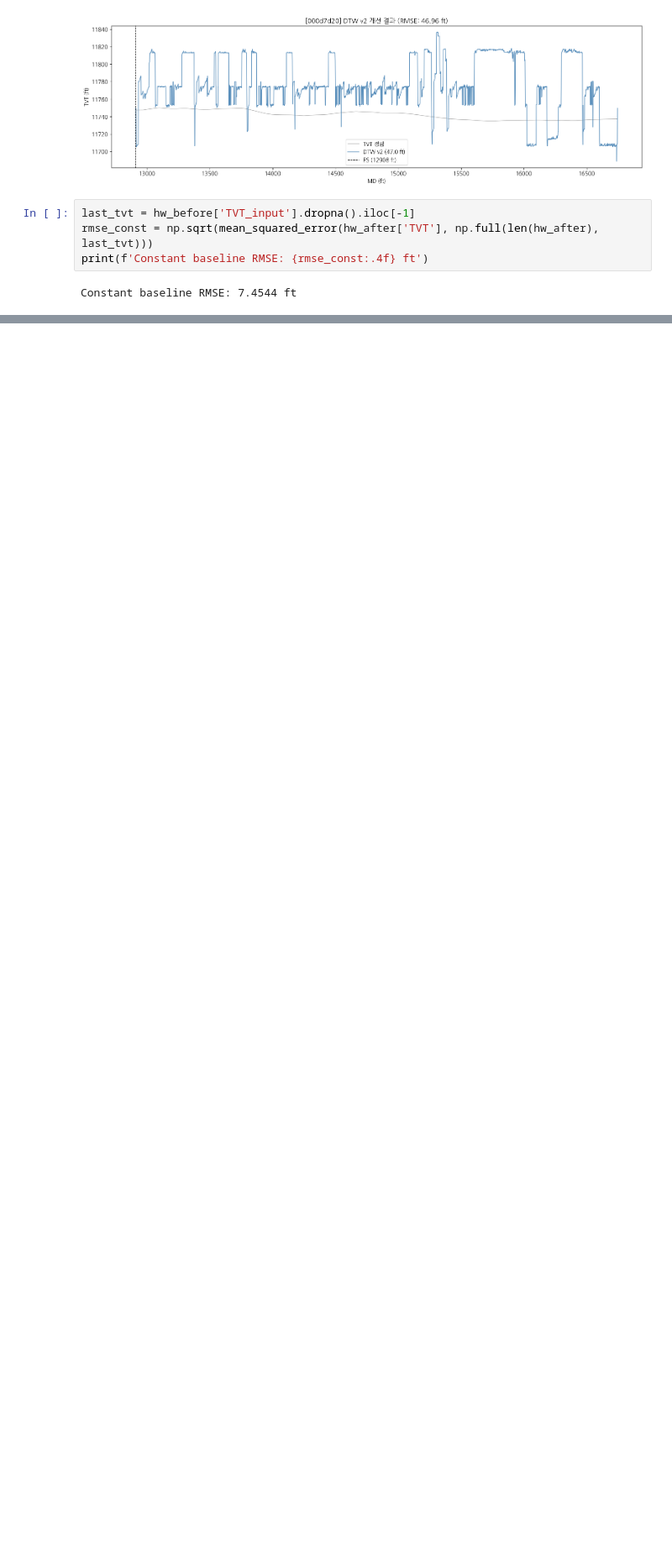
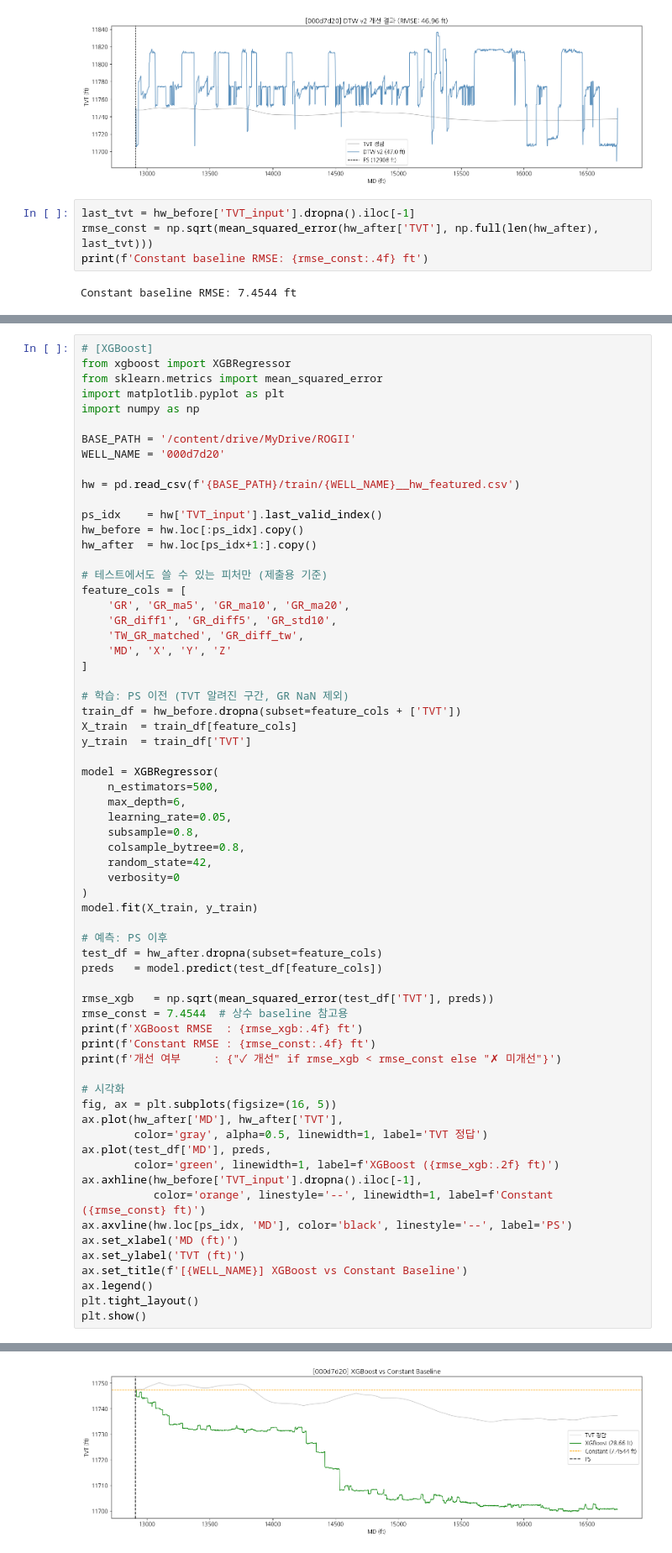
Before and after one commit to ChunHajin/wellbore-tvt-prediction, a Jupyter notebook: ROGII.ipynb, the cells around one changed output, grey strips where cells are left out. Shown at 84% size. Saved outputs shown, nothing was run; the diff lists cells and outputs as text; blank space fills up the shorter version.

Commit message:
feat: 6 TVT prediction experiments (best: cross-well XGB 12.74ft)

```diff
--- a/ROGII.ipynb
+++ b/ROGII.ipynb
@@ -543,0 +553,66 @@ Constant baseline RMSE: 7.4544 ft
+# %%
+# [XGBoost]
+from xgboost import XGBRegressor
+from sklearn.metrics import mean_squared_error
+import matplotlib.pyplot as plt
+import numpy as np
+
+BASE_PATH = '/content/drive/MyDrive/ROGII'
+WELL_NAME = '000d7d20'
+
+hw = pd.read_csv(f'{BASE_PATH}/train/{WELL_NAME}__hw_featured.csv')
+
+ps_idx    = hw['TVT_input'].last_valid_index()
+hw_before = hw.loc[:ps_idx].copy()
+hw_after  = hw.loc[ps_idx+1:].copy()
+
+# 테스트에서도 쓸 수 있는 피처만 (제출용 기준)
+feature_cols = [
+    'GR', 'GR_ma5', 'GR_ma10', 'GR_ma20',
+    'GR_diff1', 'GR_diff5', 'GR_std10',
+    'TW_GR_matched', 'GR_diff_tw',
+    'MD', 'X', 'Y', 'Z'
+]
+
+# 학습: PS 이전 (TVT 알려진 구간, GR NaN 제외)
+train_df = hw_before.dropna(subset=feature_cols + ['TVT'])
+X_train  = train_df[feature_cols]
+y_train  = train_df['TVT']
+
+model = XGBRegressor(
+    n_estimators=500,
+    max_depth=6,
+    learning_rate=0.05,
+    subsample=0.8,
+    colsample_bytree=0.8,
+    random_state=42,
+    verbosity=0
+)
+model.fit(X_train, y_train)
+
+# 예측: PS 이후
+test_df = hw_after.dropna(subset=feature_cols)
+preds   = model.predict(test_df[feature_cols])
+
+rmse_xgb   = np.sqrt(mean_squared_error(test_df['TVT'], preds))
+rmse_const = 7.4544  # 상수 baseline 참고용
+print(f'XGBoost RMSE  : {rmse_xgb:.4f} ft')
+print(f'Constant RMSE : {rmse_const:.4f} ft')
+print(f'개선 여부     : {"✓ 개선" if rmse_xgb < rmse_const else "✗ 미개선"}')
+
+# 시각화
+fig, ax = plt.subplots(figsize=(16, 5))
+ax.plot(hw_after['MD'], hw_after['TVT'],
+        color='gray', alpha=0.5, linewidth=1, label='TVT 정답')
+ax.plot(test_df['MD'], preds,
+        color='green', linewidth=1, label=f'XGBoost ({rmse_xgb:.2f} ft)')
+ax.axhline(hw_before['TVT_input'].dropna().iloc[-1],
+           color='orange', linestyle='--', linewidth=1, label=f'Constant ({rmse_const} ft)')
+ax.axvline(hw.loc[ps_idx, 'MD'], color='black', linestyle='--', label='PS')
+ax.set_xlabel('MD (ft)')
+ax.set_ylabel('TVT (ft)')
+ax.set_title(f'[{WELL_NAME}] XGBoost vs Constant Baseline')
+ax.legend()
+plt.tight_layout()
+plt.show()
+# %% [output]
@@ -543,0 +622 @@ Constant baseline RMSE: 7.4544 ft
+[figure, added]
```
Also changed, not shown: parts of 31 cells of this notebook.
